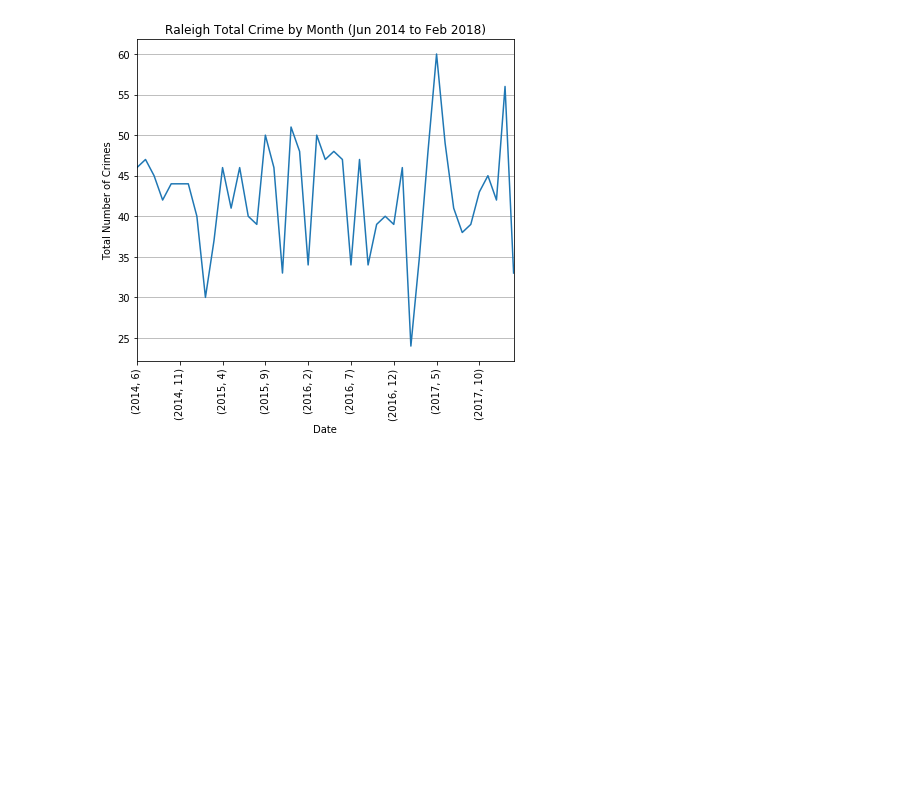
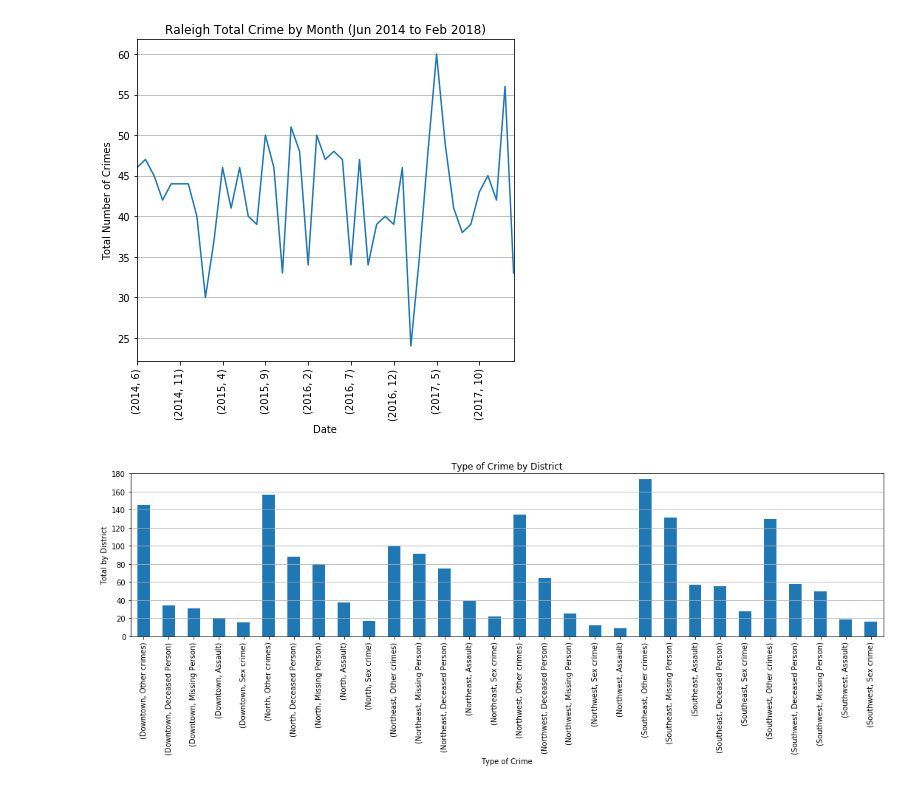
Before and after one commit to apspatz/team2project1, a Jupyter notebook: Crime_Data/ODRaleigh.ipynb, the cells around one changed output. Drawn from its saved outputs; the diff is of its cells as text; code cells hidden in the pictures; blank space fills up the shorter version.

Commit message:
More crime data!

```diff
--- a/Crime_Data/ODRaleigh.ipynb
+++ b/Crime_Data/ODRaleigh.ipynb
@@ -369,3 +369,21 @@ plt.savefig("Crime_Graphs/tot_by_month.png")
 plt.show()
 # %% [output]
 [figure]
+# %%
+#Graphing by district
+districts = crimes_pd['district'].unique()
+districts = np.delete(districts,6,None)
+try:
+    disdata = district_pd.loc[districts]
+    dis_graph = disdata.plot(kind = 'bar', legend = False, figsize = (15,6))
+    plt.xlabel('Type of Crime')
+    plt.ylabel('Total by District')
+    plt.title('Type of Crime by District')
+    plt.grid(which='major',axis='y')
+    plt.ylim(0,180)
+    plt.tight_layout()
+    plt.savefig(f"Crime_Graphs/districtgraph.png")
+except:
+    print("no value")
+# %% [output]
+[figure, added]
```
Also changed, not shown: parts of 1 cell of this notebook, 1 other file.
